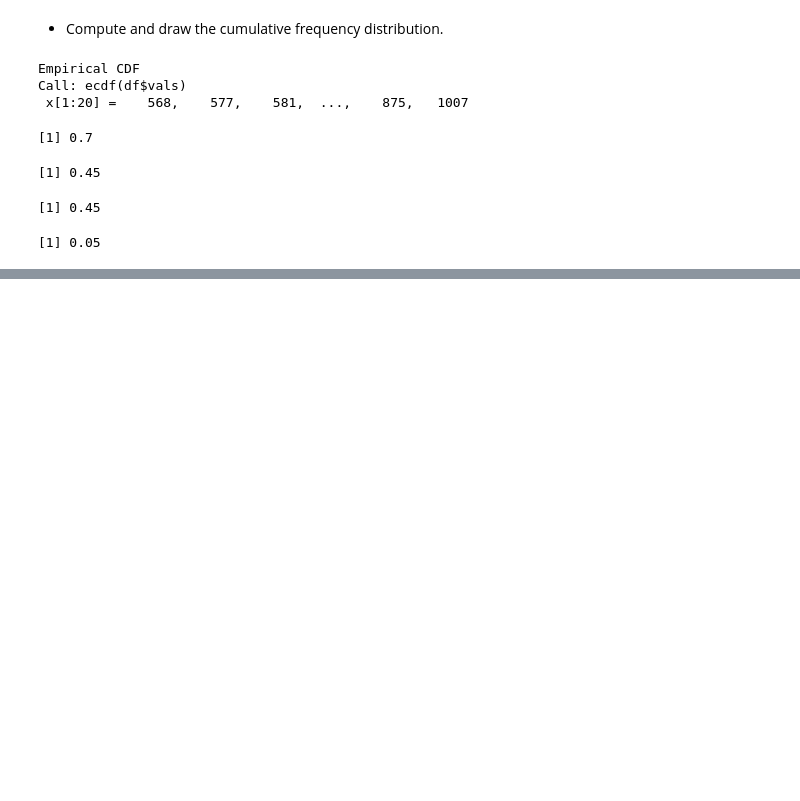
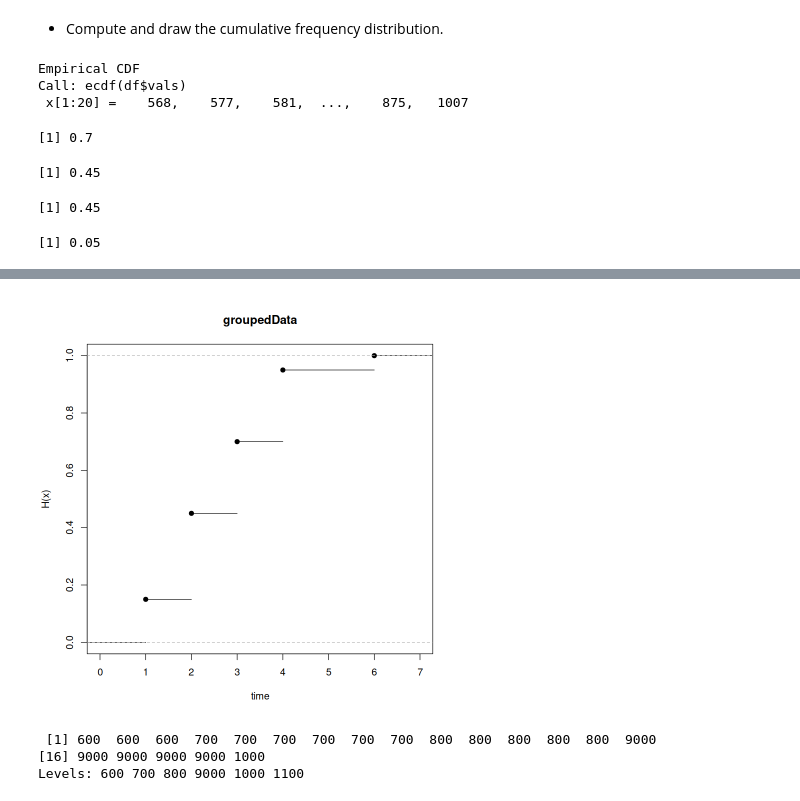
Before and after one commit to Jrana1/statistics-tutorials, a Jupyter notebook: Descriptive-Statistics/Sheet3_Solutions.ipynb, the cells around one changed output, grey strips where cells are left out. Cells and saved outputs as stored; diff of their text form; code cells hidden in the pictures; blank space fills up the shorter version.

```diff
--- a/Descriptive-Statistics/Sheet3_Solutions.ipynb
+++ b/Descriptive-Statistics/Sheet3_Solutions.ipynb
@@ -172,0 +230,12 @@ H(696) - H(695) ## equal to 696
+# %%
+plot.ecdf(cut(df$vals,breaks=bounds,labels=bounds[-1]) %>% as.integer(),
+          xlab="time",ylab="H(x)",main="groupedData")
+# %% [output]
+[figure, added]
+# %%
+cut_times<-cut(df$vals,breaks=bounds,labels=bounds[-1])
+cut_times
+# %% [output]
+ [1] 600  600  600  700  700  700  700  700  700  800  800  800  800  800  9000
+[16] 9000 9000 9000 9000 1000
+Levels: 600 700 800 9000 1000 1100
```
Also changed, not shown: parts of 15 cells of this notebook, 2 other files.
